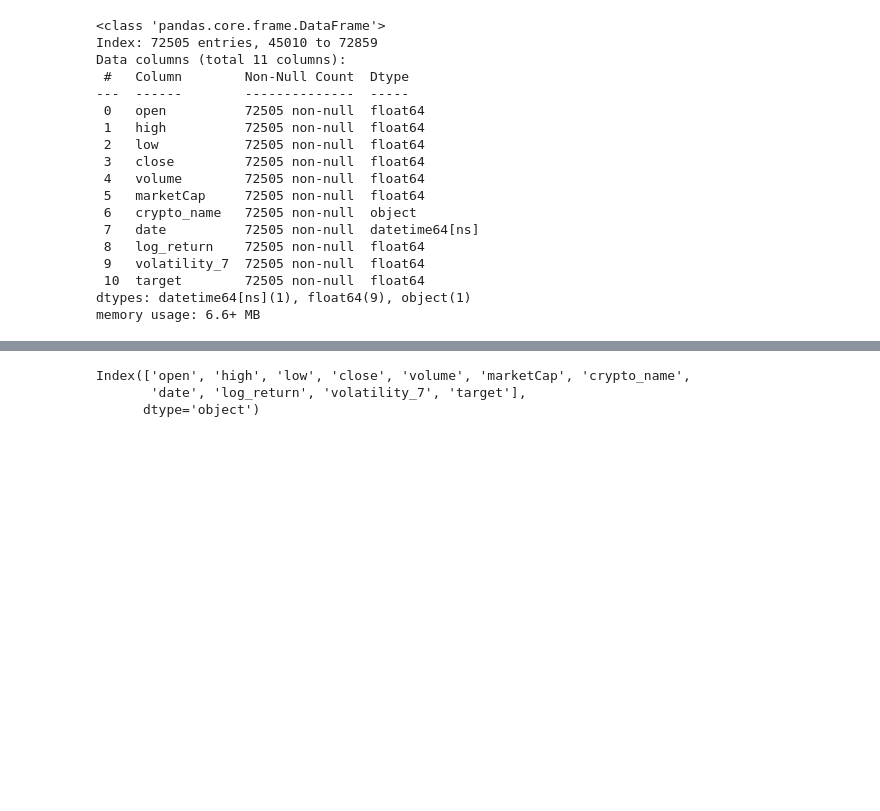
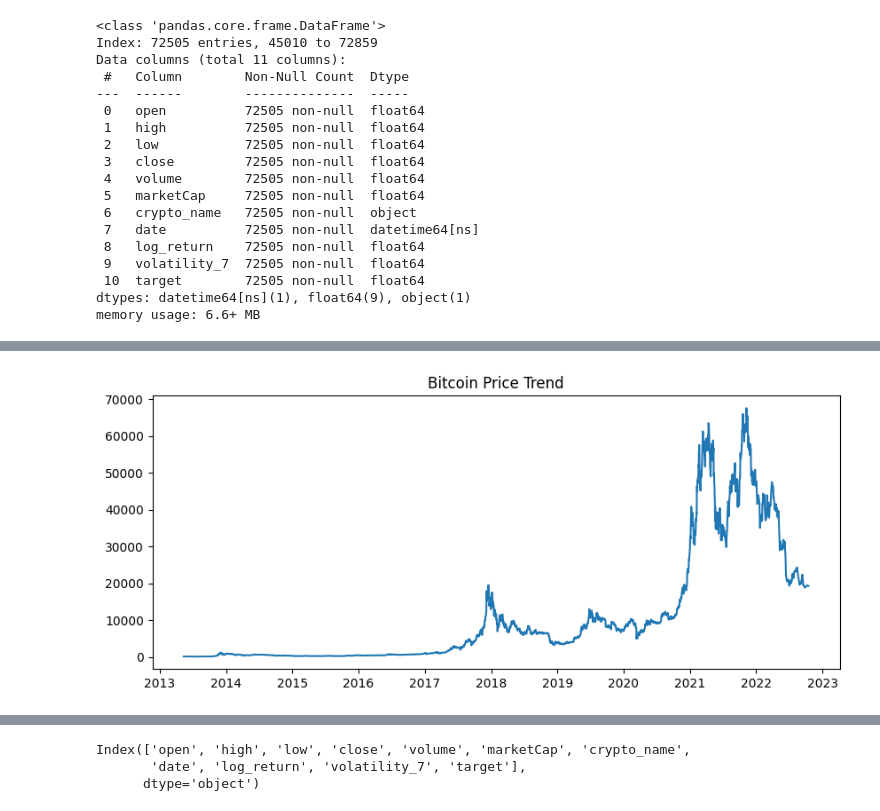
Before and after one commit to ShashikanthKungulwar/cryptocurrency-volatility, a Jupyter notebook: model_.ipynb, the cells around one changed output, grey strips where cells are left out. Cells and saved outputs as stored; diff of their text form; code cells hidden in the pictures; blank space fills up the shorter version.

```diff
--- a/model_.ipynb
+++ b/model_.ipynb
@@ -114,0 +175,7 @@ memory usage: 6.6+ MB
+# %%
+plt.figure(figsize=(10,4))
+plt.plot(btc["date"], btc["close"])
+plt.title("Bitcoin Price Trend")
+plt.show()
+# %% [output]
+[figure, added]
```
Also changed, not shown: parts of 52 cells of this notebook.
